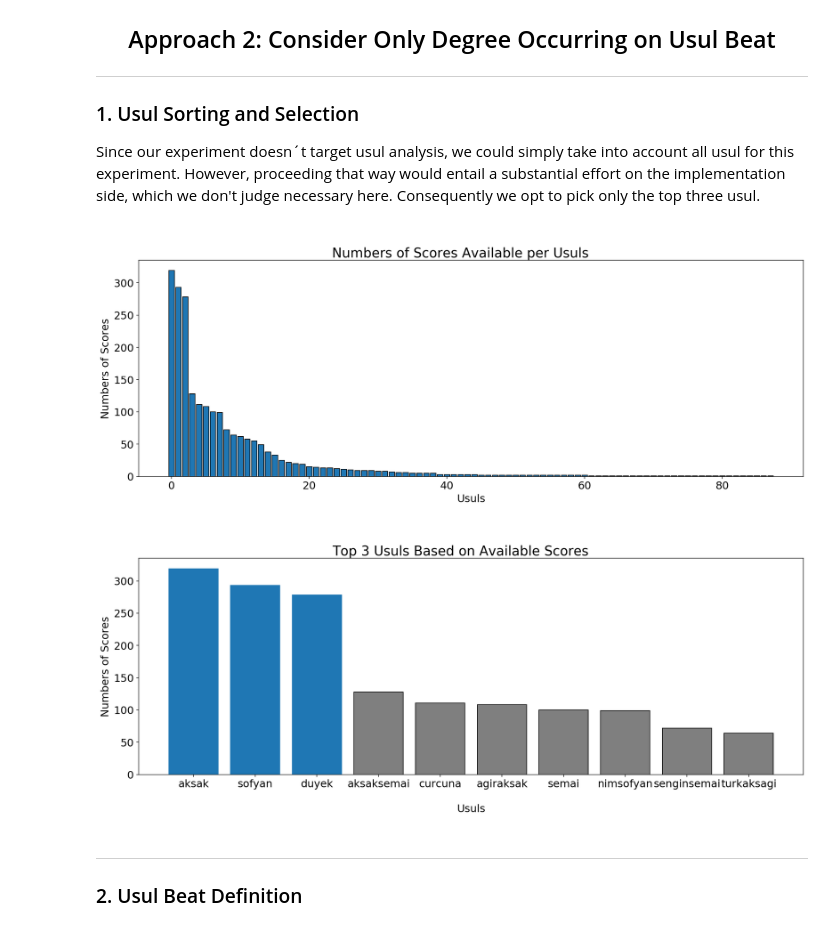
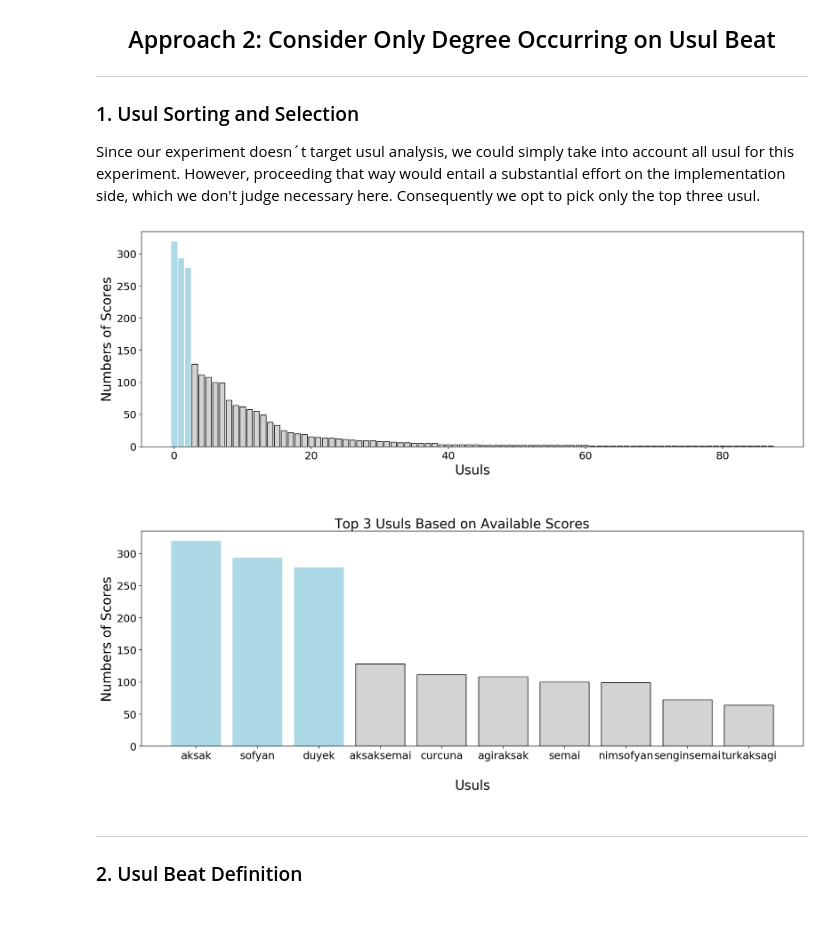
Before and after one commit to darius522/AMPL-makam-project, a Jupyter notebook: experiment_notebook.ipynb, the cells around one changed output. Cells and saved outputs as stored; diff of their text form; code cells hidden in the pictures.

```diff
--- a/experiment_notebook.ipynb
+++ b/experiment_notebook.ipynb
@@ -314,32 +317,36 @@ Since our experiment doesn´t target usul analysis, we could simply take into ac
 # %%
 # Sort the Usuls per numbers of scores available
 num_scores_per_usul = []
-top_usuls = [] # Holds the makams in order of their available scores, descendingly.
+top_usuls = [] # Holds the maqams in order of their available scores, descendingly.
 for k in sorted(scoresByUsuls, key=lambda k: len(scoresByUsuls[k]), reverse=True):
     num_scores_per_usul.append(len(scoresByUsuls[k]))
     top_usuls.append(k)
 
 # Plot the numbers of scores per Usuls
 f1, ax1 = plt.subplots(figsize=(18,6))
-plt.bar(range(len(num_scores_per_usul)), num_scores_per_usul, color='tab:blue', edgecolor='black')
+barlist = plt.bar(range(len(num_scores_per_usul)), num_scores_per_usul, color='lightgray', edgecolor='black')
+barlist[0].set_color('lightblue')
+barlist[1].set_color('lightblue')
+barlist[2].set_color('lightblue')
 f1.suptitle('\nNumbers of Scores Available per Usuls', fontsize=20)
-plt.xlabel('Usuls', fontsize=16)
-plt.ylabel('Numbers of Scores', fontsize=16)
+plt.xlabel('Usuls', fontsize=20)
+plt.ylabel('Numbers of Scores', fontsize=20)
+#plt.savefig('top_usul.png')
 plt.show()
 
 # Only plot the numbers of scores per top Usuls (total = 10)
 f2, ax2 = plt.subplots(figsize=(18,6))
-barlist = plt.bar(range(10), num_scores_per_usul[:10], color=['tab:gray'], edgecolor='black', tick_label=top_usuls[:10])
-barlist[0].set_color('tab:blue')
-barlist[1].set_color('tab:blue')
-barlist[2].set_color('tab:blue')
+barlist = plt.bar(range(10), num_scores_per_usul[:10], color=['lightgray'], edgecolor='black', tick_label=top_usuls[:10])
+barlist[0].set_color('lightblue')
+barlist[1].set_color('lightblue')
+barlist[2].set_color('lightblue')
 f2.suptitle('\nTop 3 Usuls Based on Available Scores', fontsize=20)
-plt.xlabel('\nUsuls', fontsize=16)
-plt.ylabel('Numbers of Scores', fontsize=16)
+plt.xlabel('\nUsuls', fontsize=20)
+plt.ylabel('Numbers of Scores', fontsize=20)
 plt.show()
 # %% [output]
-[figure, old version]
+[figure, new version]
-[figure, old version]
+[figure, new version]
 # %% [markdown]
 <a id='part32'></a>
 ***
```
Also changed, not shown: parts of 3 cells of this notebook.
